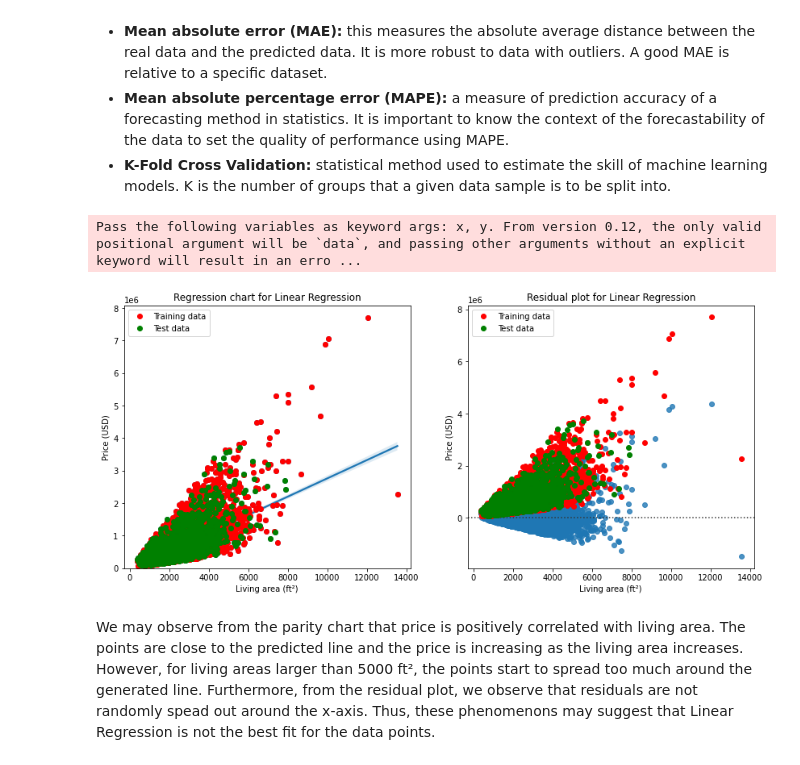
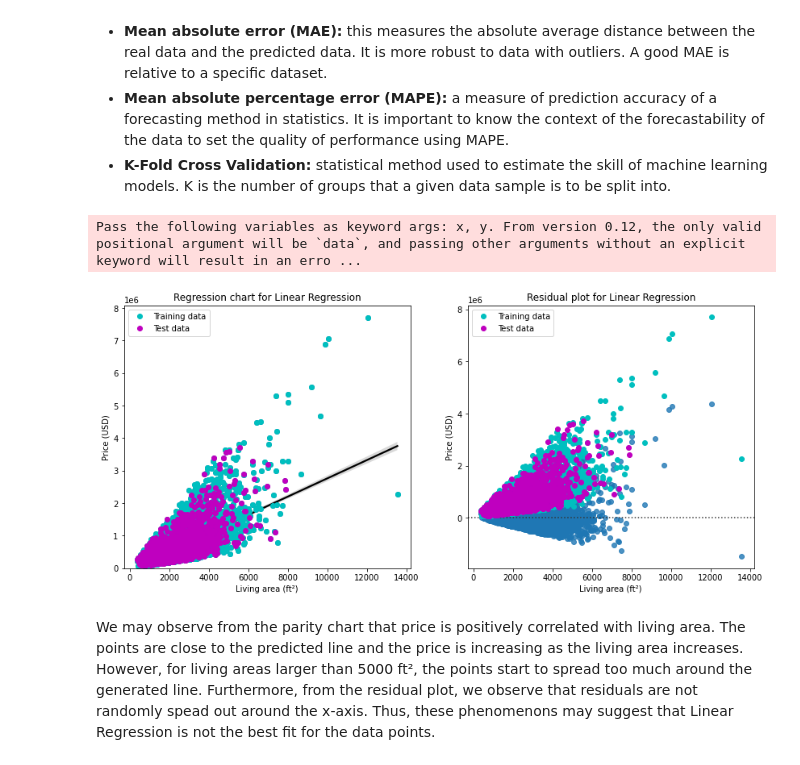
Before and after one commit to lucasquemelli/House_Rocket_Machine_Learning, a Jupyter notebook: House_Rocket_ML.ipynb, the cells around one changed output. Saved outputs shown, nothing was run; the diff lists cells and outputs as text; code cells hidden in the pictures.

```diff
--- a/House_Rocket_ML.ipynb
+++ b/House_Rocket_ML.ipynb
@@ -1340,9 +1342,9 @@ def model_visualization(data_analysis):
   plt.figure(figsize=(14,6))
 
   plt.subplot(121)
-  sns.regplot(x='sqft_living', y='price', data=data_analysis)
-  plt.plot(x_train, y_train, 'ro', label="Training data")
-  plt.plot(x_test, y_test, 'go', label="Test data")
+  sns.regplot(x='sqft_living', y='price', data=data_analysis, line_kws={"color": "black"})
+  plt.plot(x_train, y_train, 'co', label="Training data")
+  plt.plot(x_test, y_test, 'mo', label="Test data")
   plt.title("Regression chart for Linear Regression")
   plt.xlabel("Living area (ft²)")
   plt.ylabel("Price (USD)")
@@ -1351,36 +1353,36 @@ def model_visualization(data_analysis):
 
   plt.subplot(122)
   sns.residplot(data_analysis['sqft_living'],data_analysis['price'])
-  plt.plot(x_train, y_train, 'ro', label="Training data")
-  plt.plot(x_test, y_test, 'go', label="Test data")
+  plt.plot(x_train, y_train, 'co', label="Training data")
+  plt.plot(x_test, y_test, 'mo', label="Test data")
   plt.title("Residual plot for Linear Regression")
   plt.xlabel("Living area (ft²)")
   plt.ylabel("Price (USD)")
   plt.legend()
 
   return None
 
 if __name__ == '__main__':
   evaluation = evaluation_table()
 
   target, feature = target_feature()
 
   train, test, x_train, x_test, y_train, y_test = data_split(data_analysis, feature, target)
 
   linear_regression = define_model()
 
   estimator_lr = fit_model(x_train, y_train)
 
   predictions_lr_train, predictions_lr_test = predict_values(x_train, x_test)
 
   r2_train, r2_test, rmse_test, mae_test, mape_test, cv = calculate_scores(y_train, predictions_lr_train, y_test, predictions_lr_test, data_analysis)
 
   r, evaluation = define_table(r2_train, r2_test, rmse_test, mae_test, mape_test, cv)
 
   model_visualization(data_analysis)
 # %% [output]
 Pass the following variables as keyword args: x, y. From version 0.12, the only valid positional argument will be `data`, and passing other arguments without an explicit keyword will result in an erro ...
-[figure, old version]
+[figure, new version]
 # %% [markdown]
 We may observe from the parity chart that price is positively correlated with living area. The points are close to the predicted line and the price is increasing as the living area increases. However, for living areas larger than 5000 ft², the points start to spread too much around the generated line. Furthermore, from the residual plot, we observe that residuals are not randomly spead out around the x-axis. Thus, these phenomenons may suggest that Linear Regression is not the best fit for the data points.
 # %%
```
Also changed, not shown: parts of 1 cell of this notebook.
